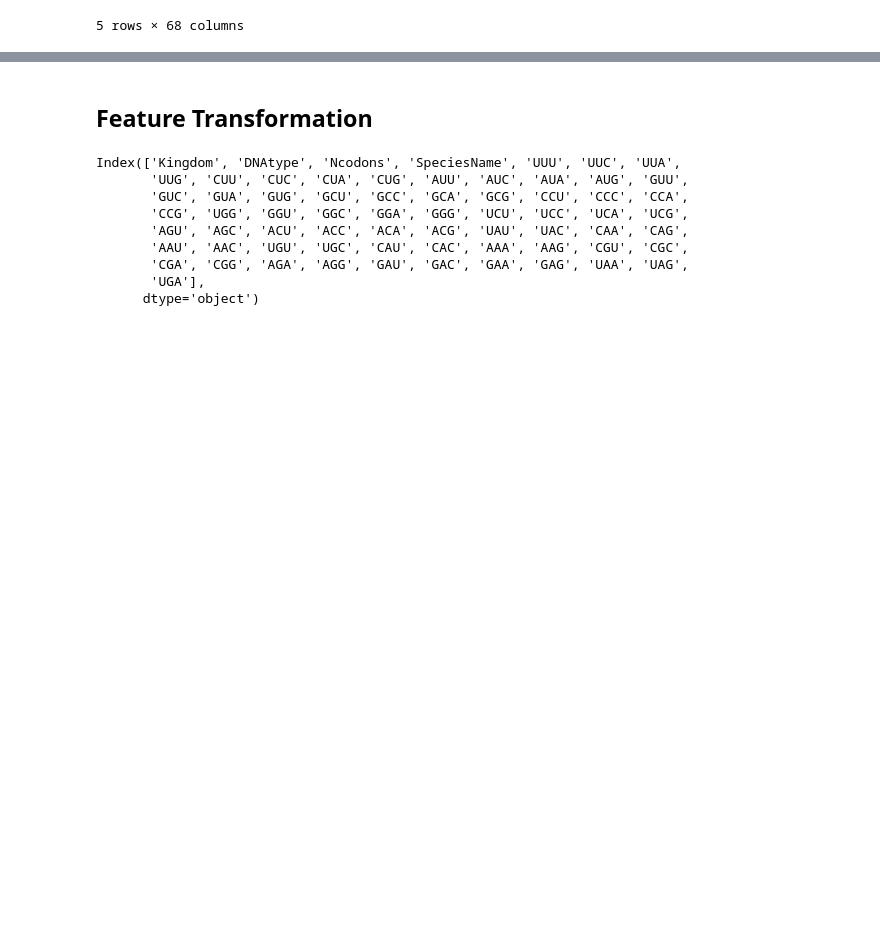
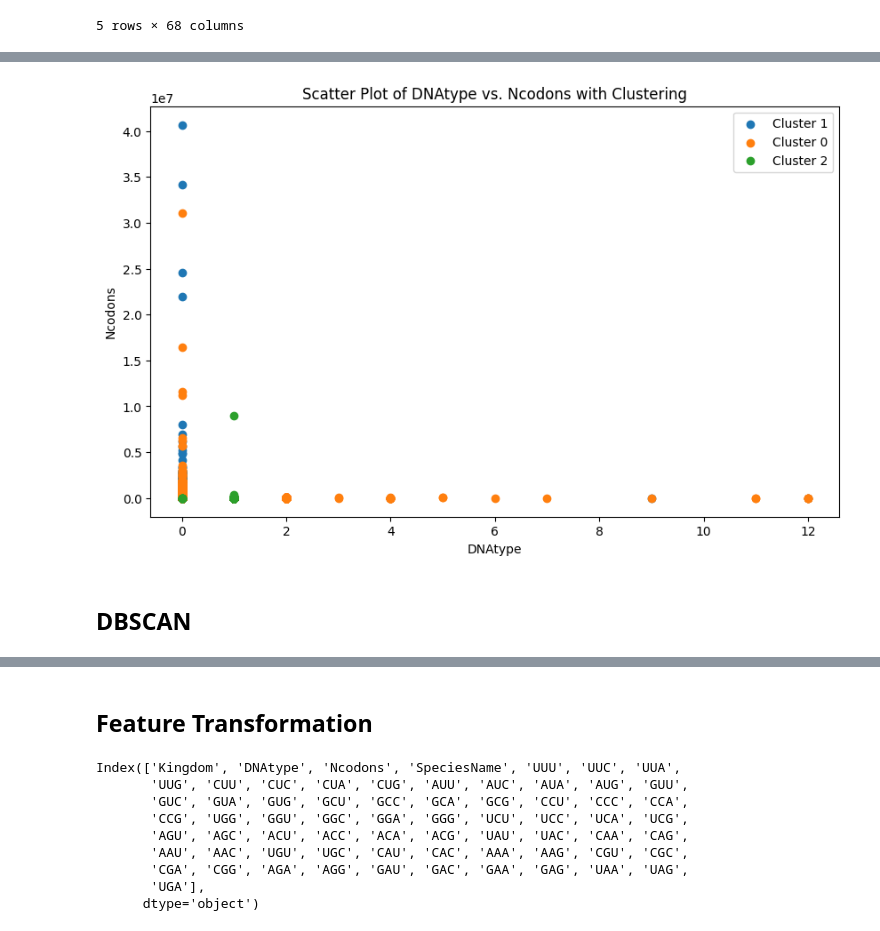
Before and after one commit to Mercymerine/Machine_learning2, a Jupyter notebook: RNA.ipynb, the cells around one changed output, grey strips where cells are left out. Saved outputs shown, nothing was run; the diff lists cells and outputs as text; code cells hidden in the pictures; blank space fills up the shorter version.

```diff
--- a/RNA.ipynb
+++ b/RNA.ipynb
@@ -188,0 +245,5 @@ rna.head()
+# %%
+kmeans = KMeans(n_clusters = 3, init = 'k-means++', n_init=11)
+kmeans.fit(X_scaled)
+labels = kmeans.labels_
+print(labels)
@@ -188,0 +252,2 @@ rna.head()
+# %%
+rna2 = rna.copy()
@@ -188,0 +264,3 @@ rna.head()
+# %%
+rna2['Clusters'] = labels
+rna2.head()
@@ -188,0 +297,30 @@ rna.head()
+# %%
+#Visualizing a scatterplot of DNAtype against Ncodons with cluster as the clusters
+data = {
+    'DNAtype':[],
+    'Ncodons':[],
+    'Cluster':[]
+}
+
+for cluster_id, row in rna2.iterrows():
+  data['DNAtype'].append(row['DNAtype'])
+  data['Ncodons'].append(row['Ncodons'])
+  data['Cluster'].append(row['Clusters'])
+
+plot_df = pd.DataFrame(data)
+
+#Create a scatterplot
+plt.figure(figsize=(10, 6))
+for cluster_id in plot_df['Cluster'].unique():
+  cluster_data = plot_df[plot_df['Cluster'] ==  cluster_id]
+  plt.scatter(cluster_data['DNAtype'], cluster_data['Ncodons'], label=f'Cluster {cluster_id}')
+
+plt.xlabel('DNAtype')
+plt.ylabel('Ncodons')
+plt.title('Scatter Plot of DNAtype vs. Ncodons with Clustering')
+plt.legend()
+plt.show()
+# %% [output]
+[figure, added]
+# %% [markdown]
+## **DBSCAN**
```
Also changed, not shown: parts of 23 cells of this notebook.
